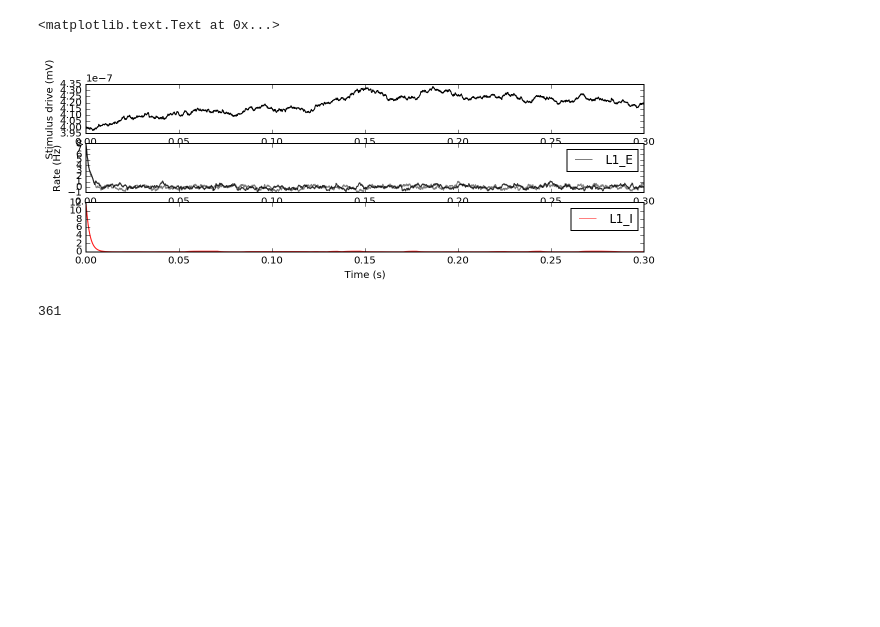
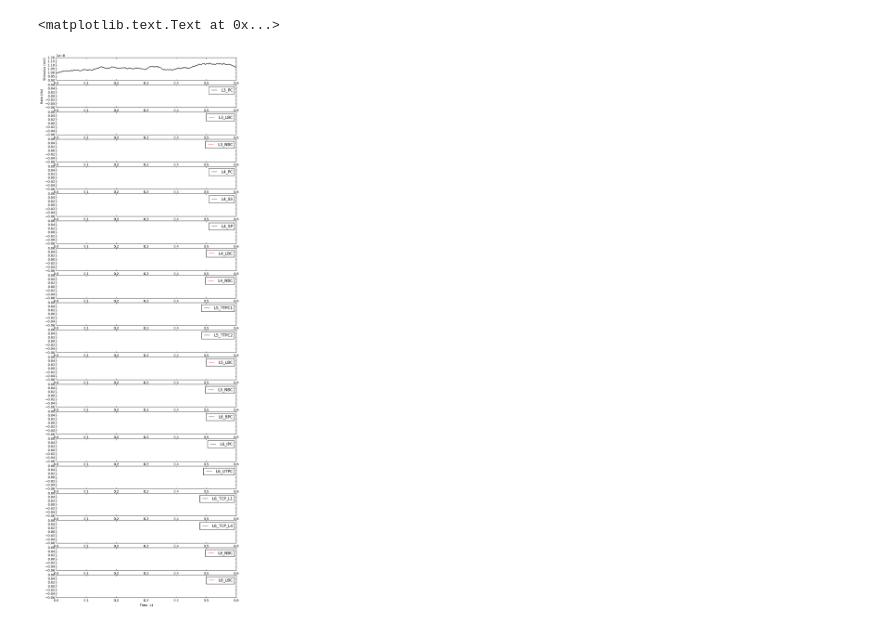
Before and after one commit to voytekresearch/pacological, a Jupyter notebook: ipynb/layers_blue_brain.ipynb, the cells around one changed output. Drawn from its saved outputs; the diff is of its cells as text; code cells hidden in the pictures; blank space fills up the shorter version.

```diff
--- a/ipynb/layers_blue_brain.ipynb
+++ b/ipynb/layers_blue_brain.ipynb
@@ -6,21 +6,17 @@ import matplotlib.pyplot as plt
 import numpy as np
 # %%
 # --
-idxs = np.load('../data/test/ys_base.npz')['idxs'].item()
-ys_base = np.load('../data/test/ys_base.npz')['ys_base']
-ys = np.load('../data/test/ys.npz')['ys']
+file_name = "../data/test/ys_f0"
 
-rates_base = ys_base[:, idxs['R']]
-rates = ys[:, idxs['R']]
+idxs = np.load(file_name + ".npz")['idxs'].item()
+rates = np.load(file_name + ".npz")['ys'][:, idxs['R']]
+times = np.load(file_name + ".npz")['times']
 
-run_pars = np.load('../data/test/run_pars.npz')
-
-times = run_pars['times']
+run_pars = np.load("../data/test/ys_f0" + "_run_pars.npz")
 tmax = run_pars['tmax']
 stim = run_pars['stim']
 
-pars = np.load('../data/test/pars.npz')
-
+pars = np.load("../data/test/ys_f0" + "_pars.npz")
 pops = pars['pops']
 conns = pars['conns']
 codes = pars['codes'].item()
@@ -27,32 +33,33 @@ codes = pars['codes'].item()
 # %%
-plt.figure(figsize=(10, 3))
+plt.figure(figsize=(10, 30))
 nplot = len(pops) + 1
+
+m = times > 0
 
 n = 1
 plt.subplot(nplot, 1, n)
-plt.plot(times, stim, label='Stimulus', color='k')
-plt.ylabel("Stimulus drive (mV)")
+plt.plot(times[m[:-1]], stim[m[: -1]], label='Stimulus', color='k')
+plt.ylim(0.9e-8, 1.2e-8)
+plt.xlim(0, tmax)
+plt.ylabel("Stimulus (mV)")
 
 for pop, pars in pops:
     c_pop = 'k'
     if pars['type'] == 'I':
         c_pop = 'r'
 
     n += 1
     plt.subplot(nplot, 1, n)
-    plt.plot(times, rates_base[:, codes[pop]], color=c_pop, alpha=0.5, label=pop)
-    plt.plot(times, rates[:, codes[pop]], color=c_pop, alpha=0.8)
+    plt.plot(times[m], rates[m, codes[pop]], color=c_pop, alpha=0.8, label=pop)
     plt.xlim(0, tmax)
     if n == 2:
         plt.ylabel("Rate (Hz)")
     plt.legend()
 #     plt.ylim(0, 200)
 
 plt.xlabel("Time (s)")
 # %% [output]
 <matplotlib.text.Text at 0x...>
-[figure, old version]
+[figure, new version]
 # %%
 pars['W'].size
-# %% [output]
-361
```
Also changed, not shown: parts of 1 cell of this notebook, 8 other files.
